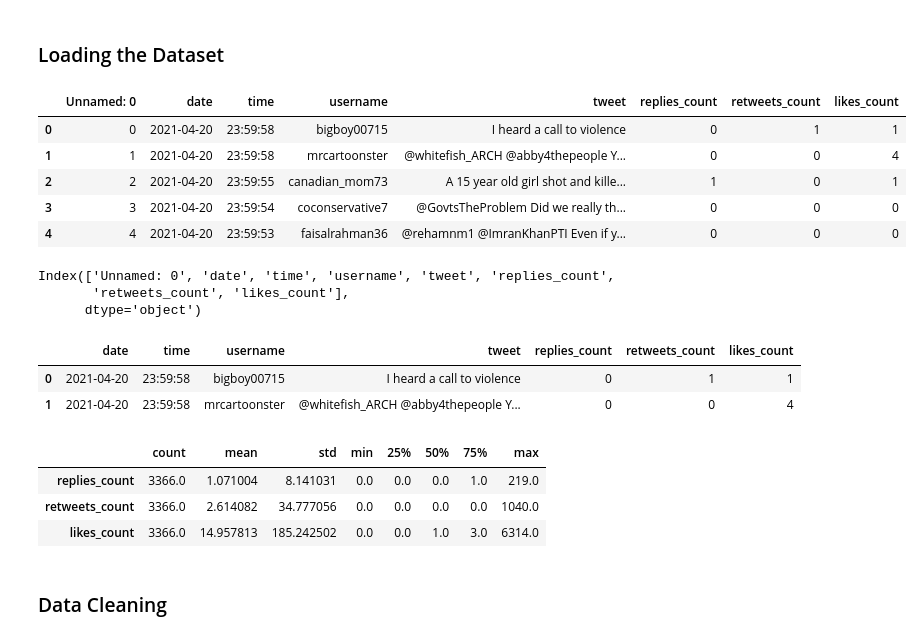
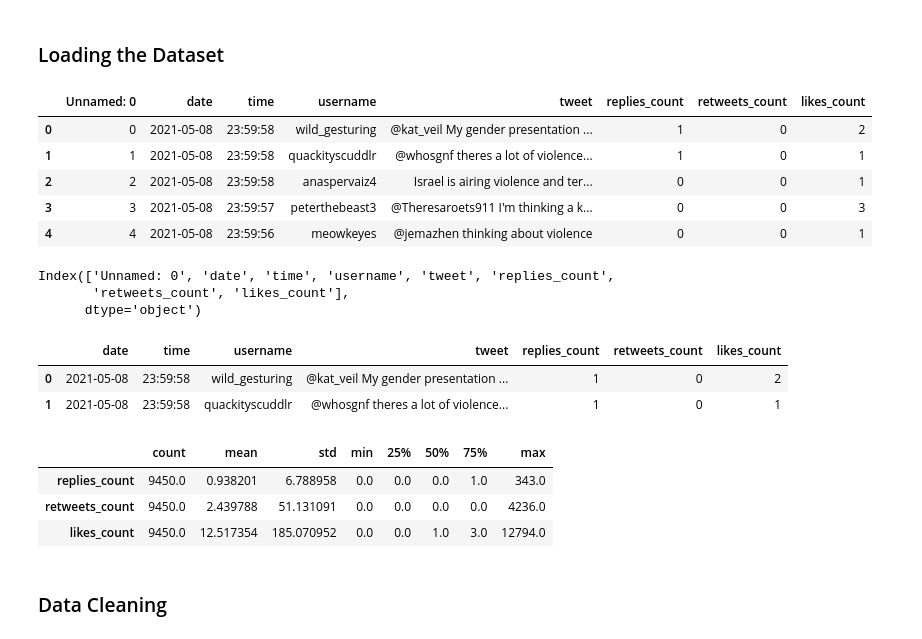
Before and after one commit to Paul-mwaura/Natural-Language-Processing, a Jupyter notebook: Gender_Based_Discrimination_Project.ipynb, the cells around one changed output. Saved outputs shown, nothing was run; the diff lists cells and outputs as text; code cells hidden in the pictures.

```diff
--- a/Gender_Based_Discrimination_Project.ipynb
+++ b/Gender_Based_Discrimination_Project.ipynb
@@ -35,15 +55,15 @@ from sklearn.model_selection import train_test_split
 # %% [markdown]
 ### Loading the Dataset
 # %%
-df = pd.read_csv('clean_tweets.csv')
+df = pd.read_csv('clean_gender_violence.csv')
 df.head()
 # %% [output]
 |  | Unnamed: 0 | date | time | username | tweet | replies_count | retweets_count | likes_count |
-| 0 | 0 | 2021-04-20 | 23:59:58 | bigboy00715 | I heard a call to violence | 0 | 1 | 1 |
-| 1 | 1 | 2021-04-20 | 23:59:58 | mrcartoonster | @whitefish_ARCH @abby4thepeople Y... | 0 | 0 | 4 |
-| 2 | 2 | 2021-04-20 | 23:59:55 | canadian_mom73 | A 15 year old girl shot and kille... | 1 | 0 | 1 |
-| 3 | 3 | 2021-04-20 | 23:59:54 | coconservative7 | @GovtsTheProblem Did we really th... | 0 | 0 | 0 |
-| 4 | 4 | 2021-04-20 | 23:59:53 | faisalrahman36 | @rehamnm1 @ImranKhanPTI Even if y... | 0 | 0 | 0 |
+| 0 | 0 | 2021-05-08 | 23:59:58 | wild_gesturing | @kat_veil My gender presentation ... | 1 | 0 | 2 |
+| 1 | 1 | 2021-05-08 | 23:59:58 | quackityscuddlr | @whosgnf theres a lot of violence... | 1 | 0 | 1 |
+| 2 | 2 | 2021-05-08 | 23:59:58 | anaspervaiz4 | Israel is airing violence and ter... | 0 | 0 | 1 |
+| 3 | 3 | 2021-05-08 | 23:59:57 | peterthebeast3 | @Theresaroets911 I'm thinking a k... | 0 | 0 | 3 |
+| 4 | 4 | 2021-05-08 | 23:59:56 | meowkeyes | @jemazhen thinking about violence | 0 | 0 | 1 |
 # %%
 df.columns
 # %% [output]
@@ -55,15 +75,15 @@ df = df.iloc[:, 1:]
 df.head(2)
 # %% [output]
 |  | date | time | username | tweet | replies_count | retweets_count | likes_count |
-| 0 | 2021-04-20 | 23:59:58 | bigboy00715 | I heard a call to violence | 0 | 1 | 1 |
-| 1 | 2021-04-20 | 23:59:58 | mrcartoonster | @whitefish_ARCH @abby4thepeople Y... | 0 | 0 | 4 |
+| 0 | 2021-05-08 | 23:59:58 | wild_gesturing | @kat_veil My gender presentation ... | 1 | 0 | 2 |
+| 1 | 2021-05-08 | 23:59:58 | quackityscuddlr | @whosgnf theres a lot of violence... | 1 | 0 | 1 |
 # %%
 df.describe().T
 # %% [output]
 |  | count | mean | std | min | 25% | 50% | 75% | max |
-| replies_count | 3366.0 | 1.071004 | 8.141031 | 0.0 | 0.0 | 0.0 | 1.0 | 219.0 |
-| retweets_count | 3366.0 | 2.614082 | 34.777056 | 0.0 | 0.0 | 0.0 | 0.0 | 1040.0 |
-| likes_count | 3366.0 | 14.957813 | 185.242502 | 0.0 | 0.0 | 1.0 | 3.0 | 6314.0 |
+| replies_count | 9450.0 | 0.938201 | 6.788958 | 0.0 | 0.0 | 0.0 | 1.0 | 343.0 |
+| retweets_count | 9450.0 | 2.439788 | 51.131091 | 0.0 | 0.0 | 0.0 | 0.0 | 4236.0 |
+| likes_count | 9450.0 | 12.517354 | 185.070952 | 0.0 | 0.0 | 1.0 | 3.0 | 12794.0 |
 # %% [markdown]
 ### Data Cleaning
 # %%
```
Also changed, not shown: parts of 24 cells of this notebook.
